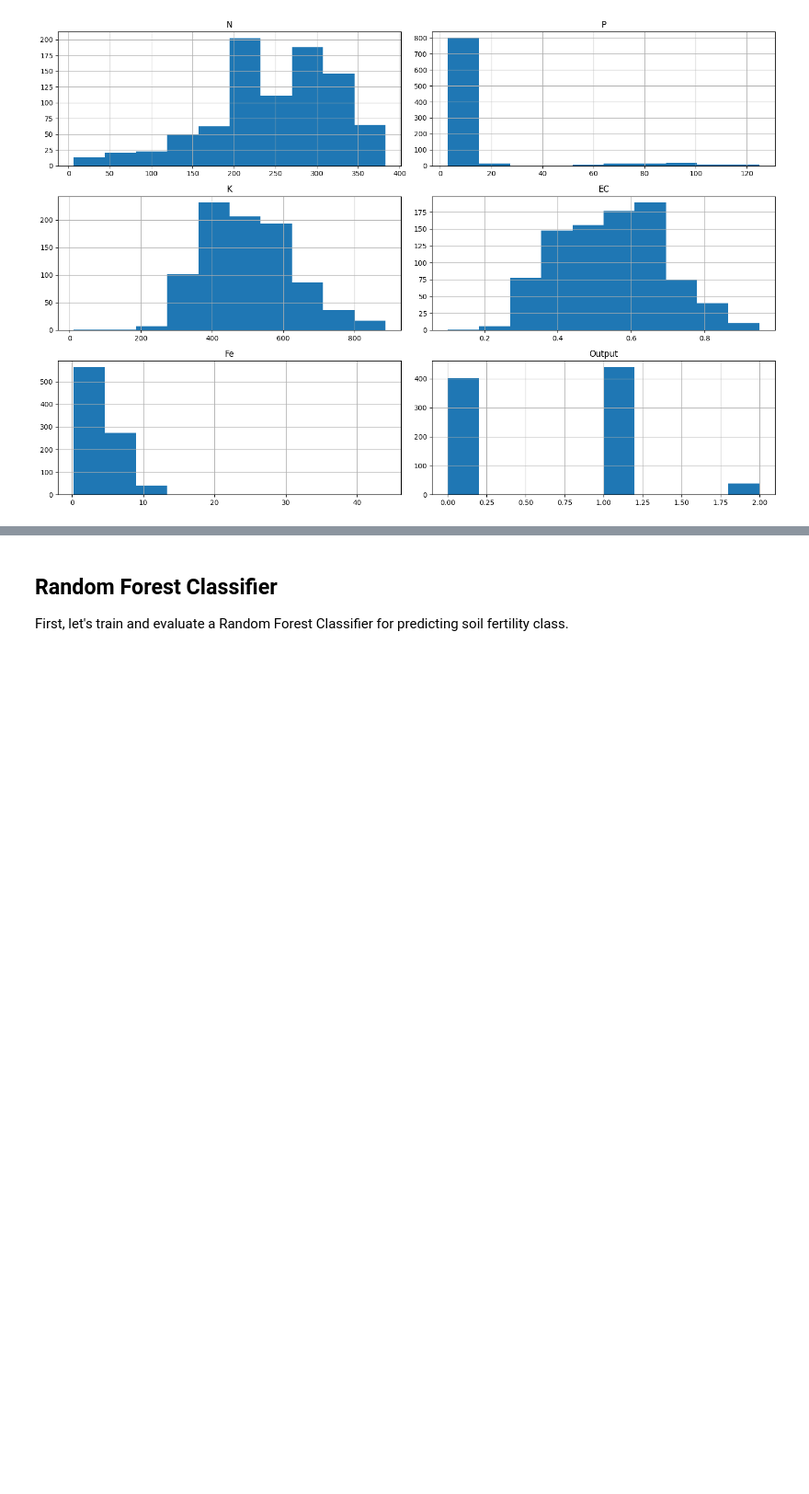
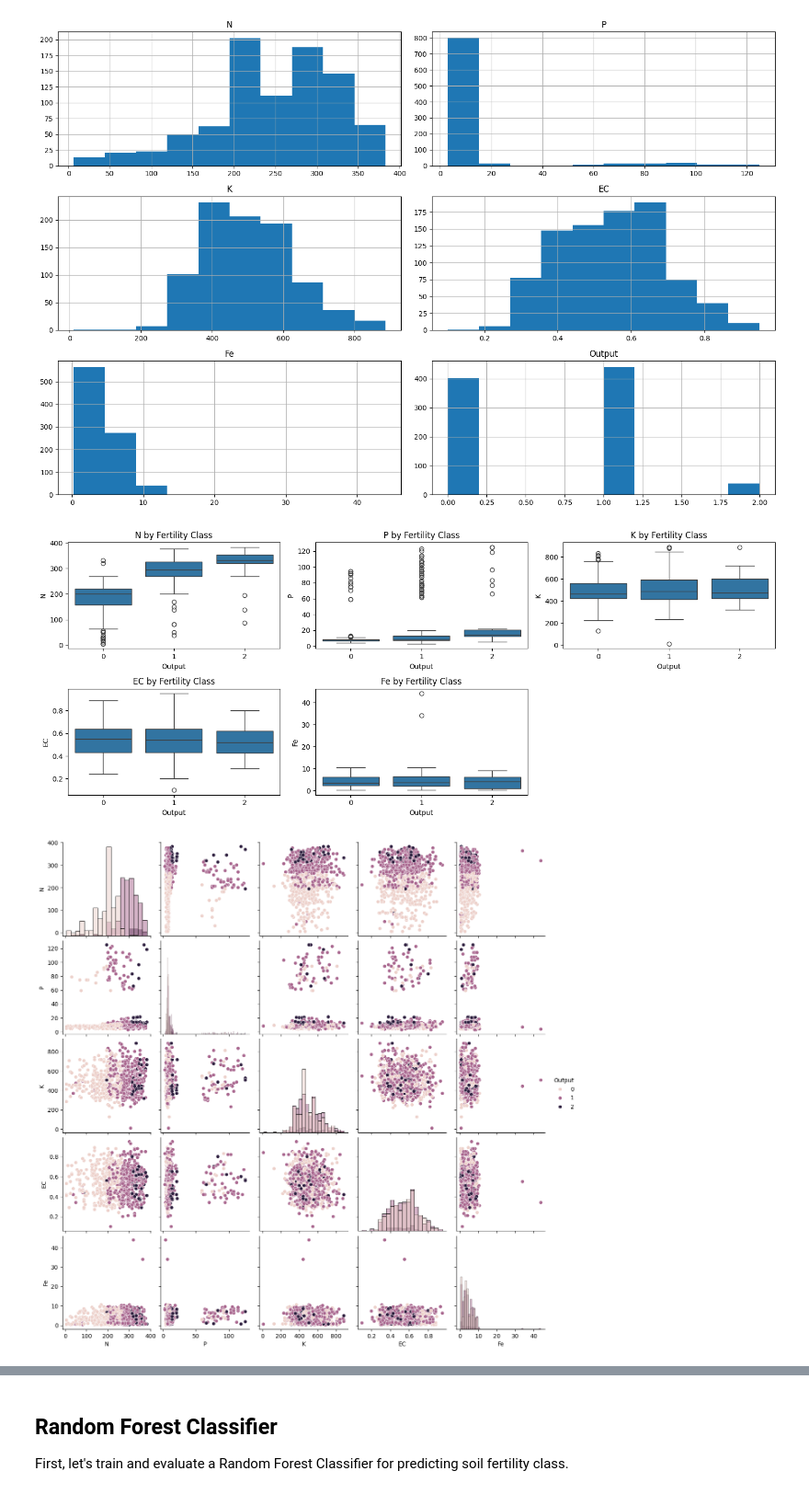
Before and after one commit to SoumyadipYT-OSS/SDP_Agri_Swastha, a Jupyter notebook: Models/soil_fertility_analysis_rnd_frst.ipynb, the cells around one changed output, grey strips where cells are left out. Shown at 92% size. Saved outputs shown, nothing was run; the diff lists cells and outputs as text; code cells hidden in the pictures; blank space fills up the shorter version.

```diff
--- a/Models/soil_fertility_analysis_rnd_frst.ipynb
+++ b/Models/soil_fertility_analysis_rnd_frst.ipynb
@@ -63,6 +73,22 @@ plt.show()
 # %% [output]
 [figure]
 [figure]
+# %%
+# Box plots for feature distributions by class
+plt.figure(figsize=(15, 6))
+for i, column in enumerate(X.columns):
+    plt.subplot(2, 3, i+1)
+    sns.boxplot(x='Output', y=column, data=df)
+    plt.title(f'{column} by Fertility Class')
+plt.tight_layout()
+plt.show()
+
+# Pair plot for feature relationships
+sns.pairplot(df, hue='Output', diag_kind='hist')
+plt.show()
+# %% [output]
+[figure, added]
+[figure, added]
 # %%
 # Separate features and target
 X = df.drop('Output', axis=1)
```
Also changed, not shown: parts of 12 cells of this notebook.
